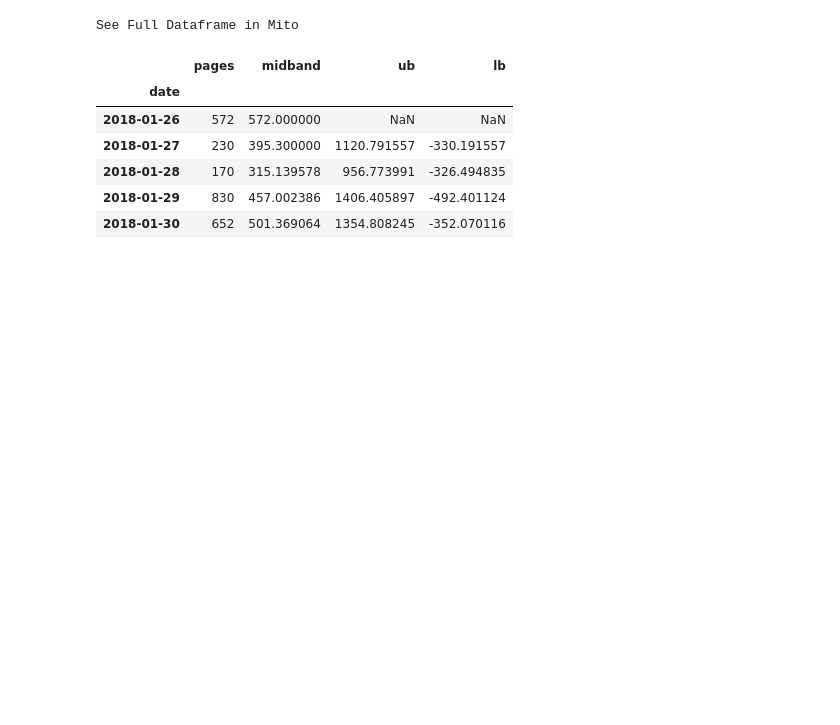
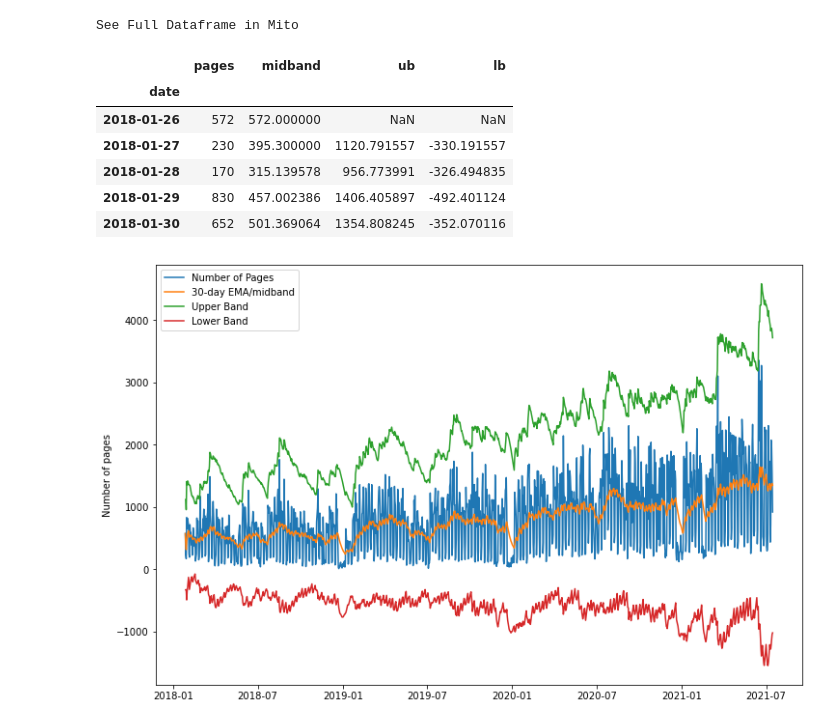
Before and after one commit to nicholas-dougherty/anomaly-detection-exercises, a Jupyter notebook: time_series_anomaly_detection.ipynb, the cells around one changed output. Cells and saved outputs as stored; diff of their text form; code cells hidden in the pictures; blank space fills up the shorter version.

```diff
--- a/time_series_anomaly_detection.ipynb
+++ b/time_series_anomaly_detection.ipynb
@@ -320,3 +320,25 @@ See Full Dataframe in Mito
 | 2018-01-30 | 652 | 501.369064 | 1354.808245 | -352.070116 |
 # %%
 # Plot the bands!
+# Setting the figure size alongise the ax specs.
+fig, ax = plt.subplots(figsize=(12,8))
+
+# Setting the tone for the x and y, with the index and pages respectively.
+ax.plot(my_df.index, my_df.pages, label='Number of Pages')
+
+# bring in the monthly moving average
+ax.plot(my_df.index, my_df.midband, label = '30-day EMA/midband')
+# plot the upper band
+ax.plot(my_df.index, my_df.ub, label = 'Upper Band')
+# plot the lower band
+ax.plot(my_df.index, my_df.lb, label = 'Lower Band')
+
+# position the legend according to what is interpreted as the best location
+ax.legend(loc='best')
+# Indicate the independent variable as the number of pages
+ax.set_ylabel('Number of pages')
+
+# "SHOW ME WHAT YOU'VE GOT"
+plt.show()
+# %% [output]
+[figure, added]
```
Also changed, not shown: parts of 7 cells of this notebook.
